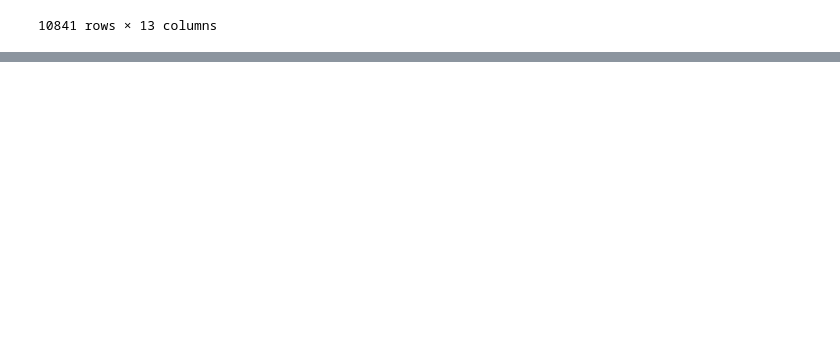
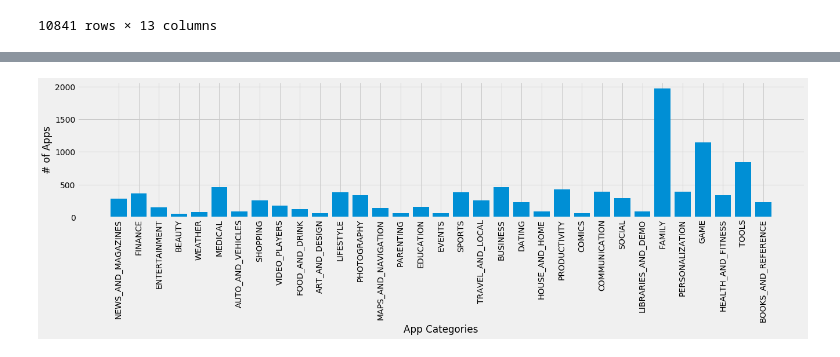
Before and after one commit to RyanHaire/data_analysis_project_1, a Jupyter notebook: script.ipynb, the cells around one changed output, grey strips where cells are left out. Cells and saved outputs as stored; diff of their text form; code cells hidden in the pictures; blank space fills up the shorter version.

```diff
--- a/script.ipynb
+++ b/script.ipynb
@@ -25,0 +65,4 @@ data
+# %%
+# get unique categories from the category column using set()
+app_categories = set(data['Category'])
+app_categories
@@ -25,0 +87,5 @@ data
+# %%
+# notice the first item in categories is the value of '1.9',
+# we need to remove it since it is not a category
+app_categories.remove('1.9')
+app_categories
@@ -25,0 +127,12 @@ data
+# %%
+#  create dictionary to hold keys of categories
+# and the rows corresponding to the category
+category_rows = {}
+# loop through categories and find rows with category equal to the category
+for category in app_categories:
+# create category key in category_rows and append rows found from data with category as the current category
+# using DataFrame.loc()
+# DataFrame.loc() returns a DataFrame object
+    category_rows[category] = data.loc[data['Category'] == category]
+
+category_rows
@@ -25,0 +178,24 @@ data
+# %%
+y = []
+x = []
+for key, value in category_rows.items():
+    x.append(key)
+    y.append(value.shape[0])
+# %%
+plt.bar(x, y)
+plt.xlabel('App Categories')
+plt.ylabel('# of Apps')
+plt.style.use('fivethirtyeight')
+plt.xticks(rotation=90)
+# Get current size
+fig_size = plt.rcParams["figure.figsize"]
+
+# Set figure width to 25 and height to 9
+fig_size[0] = 25
+fig_size[1] = 5
+plt.rcParams["figure.figsize"] = fig_size
+
+
+plt.show()
+# %% [output]
+[figure, added]
```
Also changed, not shown: parts of 11 cells of this notebook.
